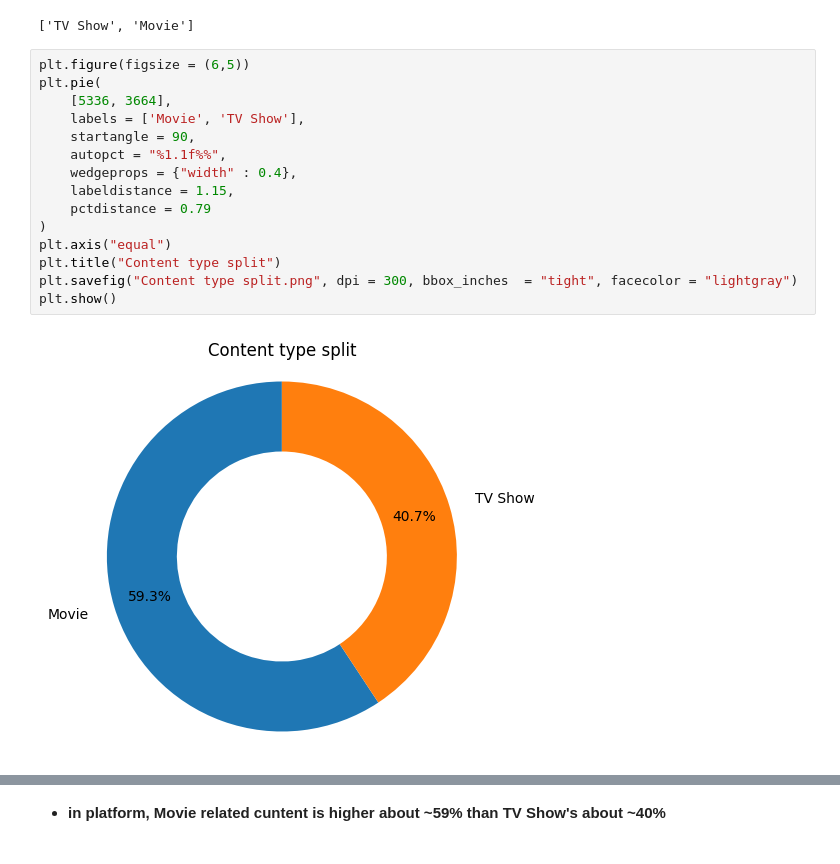
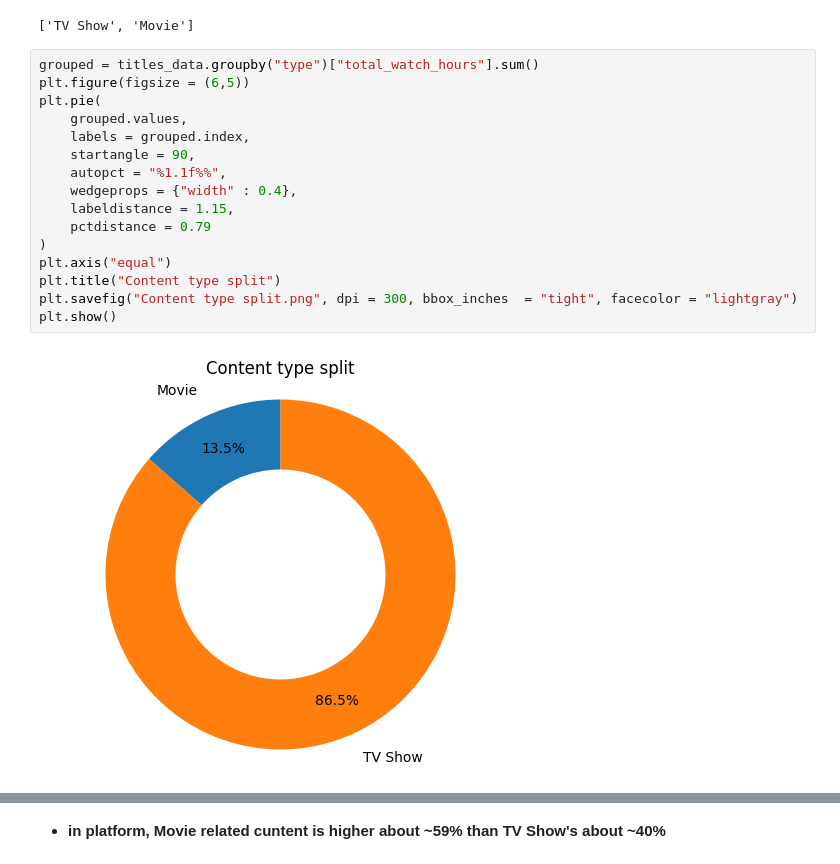
Before and after one commit to KishoreAIML/StreamFlix-Content-Analytics, a Jupyter notebook: notebooks/Phase2_EDA_Kishore_Tirumani.ipynb, the cells around one changed output, grey strips where cells are left out. Drawn from its saved outputs; the diff is of its cells as text.

```diff
--- a/notebooks/Phase2_EDA_Kishore_Tirumani.ipynb
+++ b/notebooks/Phase2_EDA_Kishore_Tirumani.ipynb
@@ -175,19 +175,20 @@ list(titles_data["type"].unique())
 # %% [output]
 ['TV Show', 'Movie']
 # %%
+grouped = titles_data.groupby("type")["total_watch_hours"].sum()
 plt.figure(figsize = (6,5))
 plt.pie(
-    [5336, 3664],
-    labels = ['Movie', 'TV Show'],
+    grouped.values,
+    labels = grouped.index,
     startangle = 90,
     autopct = "%1.1f%%",
     wedgeprops = {"width" : 0.4},
     labeldistance = 1.15,
     pctdistance = 0.79
 )
 plt.axis("equal")
 plt.title("Content type split")
 plt.savefig("Content type split.png", dpi = 300, bbox_inches  = "tight", facecolor = "lightgray")
 plt.show()
 # %% [output]
-[figure, old version]
+[figure, new version]
```
Also changed, not shown: parts of 2 cells of this notebook, 8 other files.
